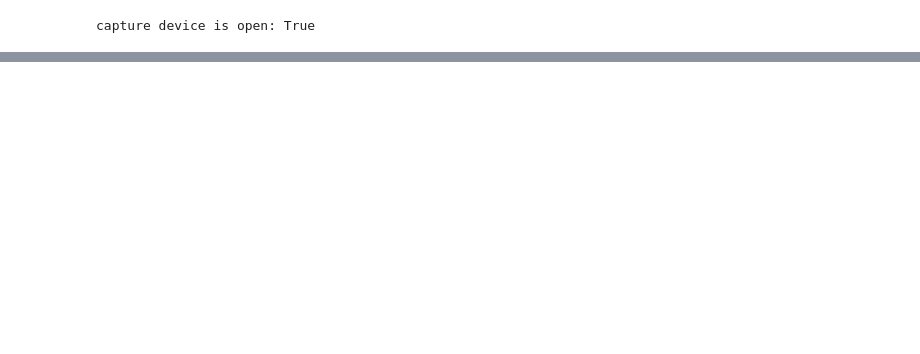
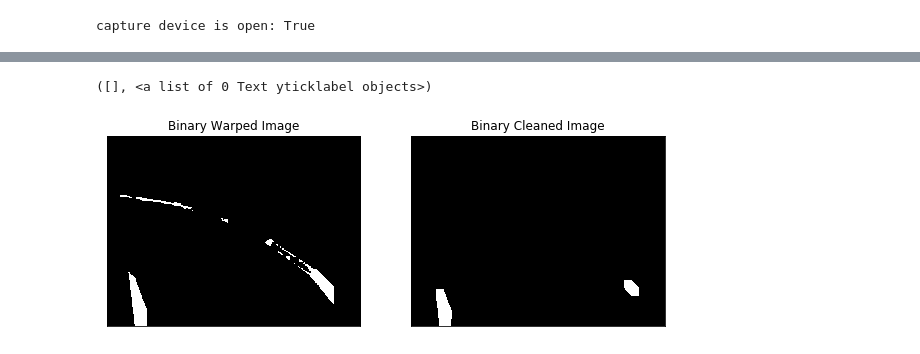
Before and after one commit to CSEN196Lab-S2025/senior-design-project-36_ahrh_selfdrivingrobot, a Jupyter notebook: lane_detection_ps/lane_detection_test.ipynb, the cells around one changed output, grey strips where cells are left out. Saved outputs shown, nothing was run; the diff lists cells and outputs as text; code cells hidden in the pictures; blank space fills up the shorter version.

```diff
--- a/lane_detection_ps/lane_detection_test.ipynb
+++ b/lane_detection_ps/lane_detection_test.ipynb
@@ -205,0 +101,16 @@ elif rightx.size > 0 and righty.size > 0:
+# %%
+plt.figure(figsize=(10,40))
+plt.subplot(121)
+plt.imshow(binary_warped, cmap="gray")
+plt.title('Binary Warped Image')
+plt.xticks([])
+plt.yticks([])
+
+plt.subplot(122)
+plt.imshow(binary_cleaned, cmap="gray")
+plt.title('Binary Cleaned Image')
+plt.xticks([])
+plt.yticks([])
+# %% [output]
+([], <a list of 0 Text yticklabel objects>)
+[figure, added]
```
Also changed, not shown: parts of 13 cells of this notebook, 1 other file.
